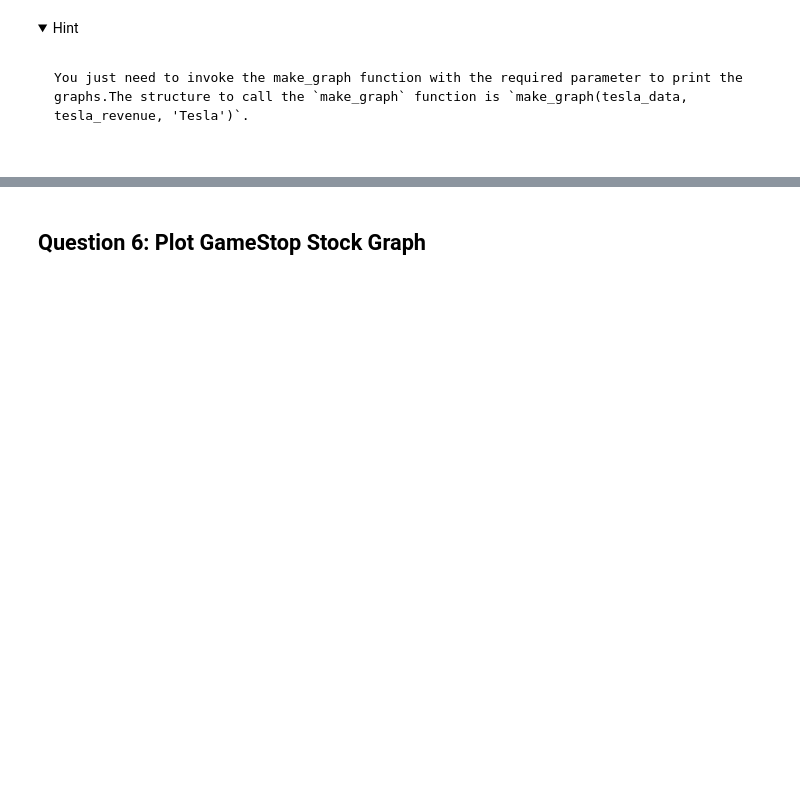
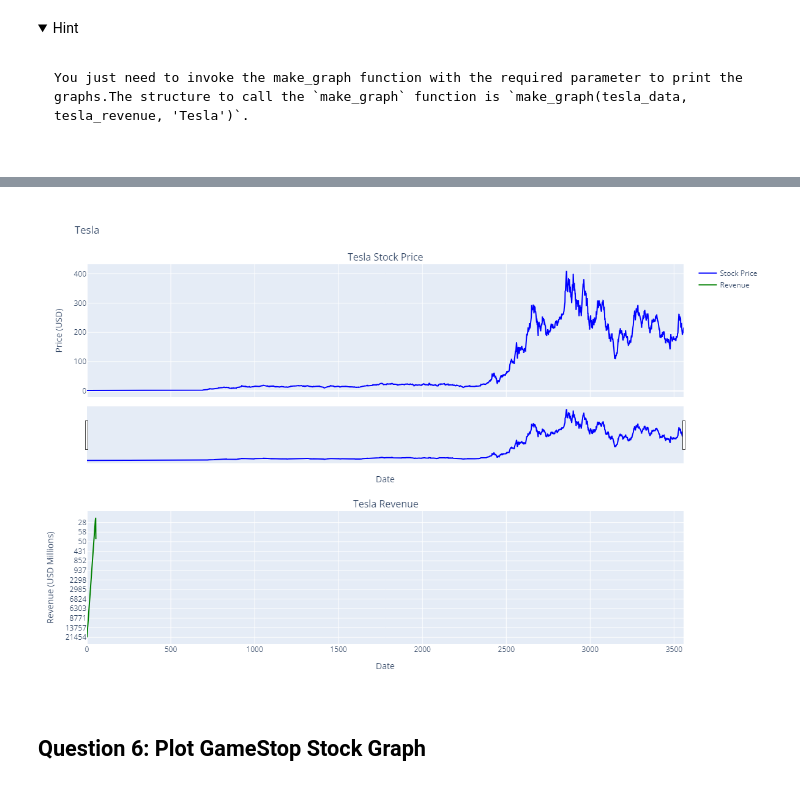
Before and after one commit to anujharshbodhi/Stock-Price-and-Revenue-Data-Visualization-for-Tesla-and-GameStop, a Jupyter notebook: Stock Price and Revenue Data Visualization for Tesla and GameStop.ipynb, the cells around one changed output, grey strips where cells are left out. Drawn from its saved outputs; the diff is of its cells as text; code cells hidden in the pictures; folded sections open; blank space fills up the shorter version.

```diff
--- a/Stock Price and Revenue Data Visualization for Tesla and GameStop.ipynb
+++ b/Stock Price and Revenue Data Visualization for Tesla and GameStop.ipynb
@@ -389,3 +363,62 @@ AttributeError: 'America/New_York' object has no attribute 'update'
+# %%
+import yfinance as yf
+import pandas as pd
+import plotly.graph_objects as go
+from plotly.subplots import make_subplots
+import requests
+from bs4 import BeautifulSoup
+
+# Function to create interactive plots with Plotly
+def make_graph(stock_data, revenue_data, stock_name):
+    fig = make_subplots(
+        rows=2, cols=1,
+        shared_xaxes=True,
+        subplot_titles=(f'{stock_name} Stock Price', f'{stock_name} Revenue'),
+        vertical_spacing=0.3
+    )
+
+    # Add stock price trace
+    fig.add_trace(
+        go.Scatter(x=stock_data.index, y=stock_data['Close'], name='Stock Price', line=dict(color='blue')),
+        row=1, col=1
+    )
+
+    # Add revenue trace
+    fig.add_trace(
+        go.Scatter(x=revenue_data.index, y=revenue_data['Revenue'], name='Revenue', line=dict(color='green')),
+        row=2, col=1
+    )
+
+    # Update layout
+    fig.update_xaxes(title_text="Date", row=1, col=1)
+    fig.update_xaxes(title_text="Date", row=2, col=1)
+    fig.update_yaxes(title_text="Price (USD)", row=1, col=1)
+    fig.update_yaxes(title_text="Revenue (USD Millions)", row=2, col=1)
+    fig.update_layout(
+        title=stock_name,
+        xaxis_rangeslider_visible=True,
+        height=800
+    )
+
+    # Show plot
+    fig.show()
+
+# Fetch Tesla stock data
+tesla = yf.Ticker("TSLA")
+tesla_data = tesla.history(period="max")
+tesla_data.reset_index(inplace=True)
+
+# Assuming tesla_revenue is already obtained similarly
+# For demonstration purposes, you would replace this with actual revenue data
+# tesla_revenue = pd.DataFrame({
+#     'Date': ..., 'Revenue': ...
+# })
+# tesla_revenue['Date'] = pd.to_datetime(tesla_revenue['Date'])
+
+# Use the function to create and show the plot
+make_graph(tesla_data, tesla_revenue, 'Tesla')
+# %% [output]
+[figure, added]
 # %% [markdown]
 ## Question 6: Plot GameStop Stock Graph
 # %% [markdown]
```
Also changed, not shown: parts of 1 cell of this notebook.
